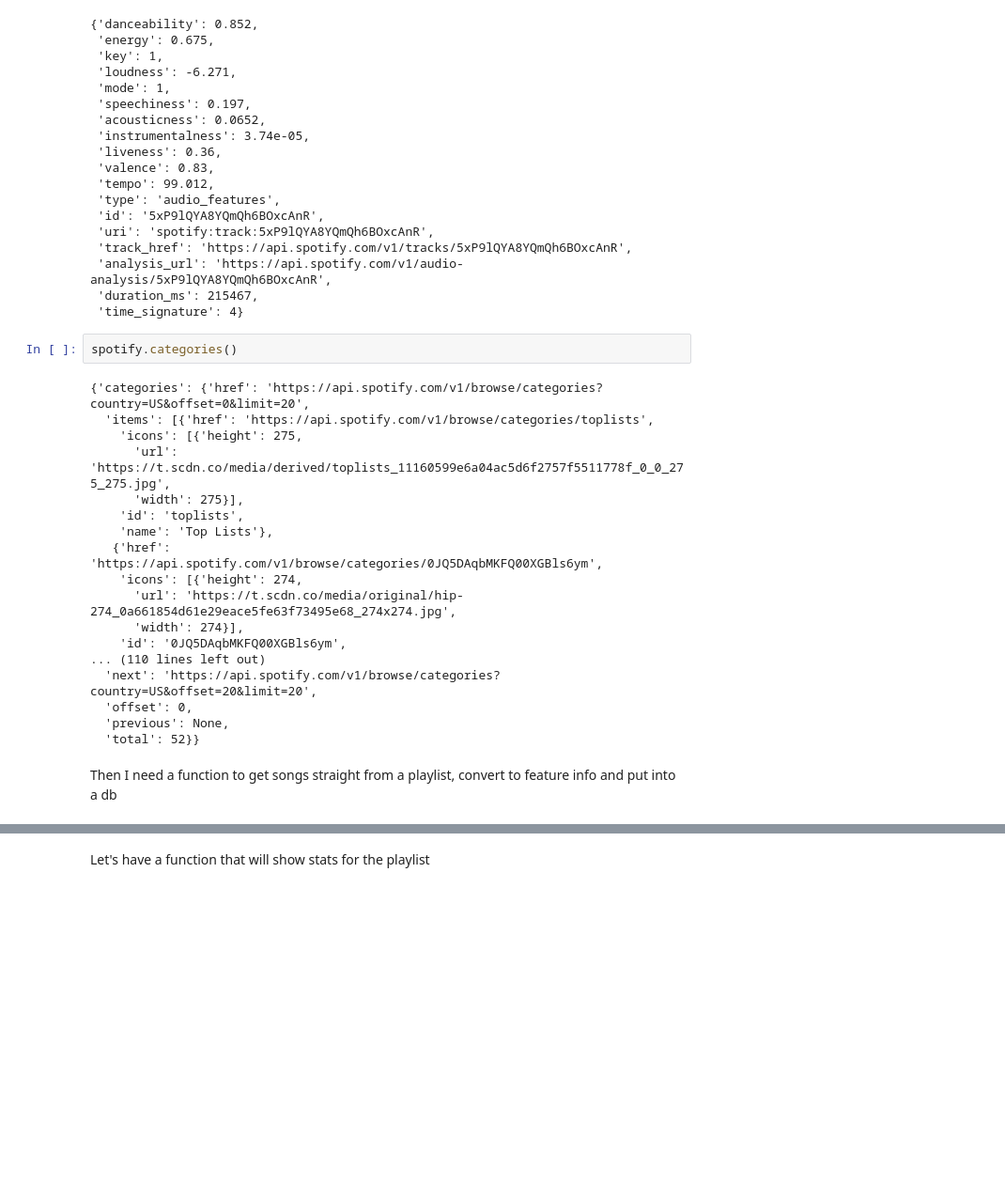
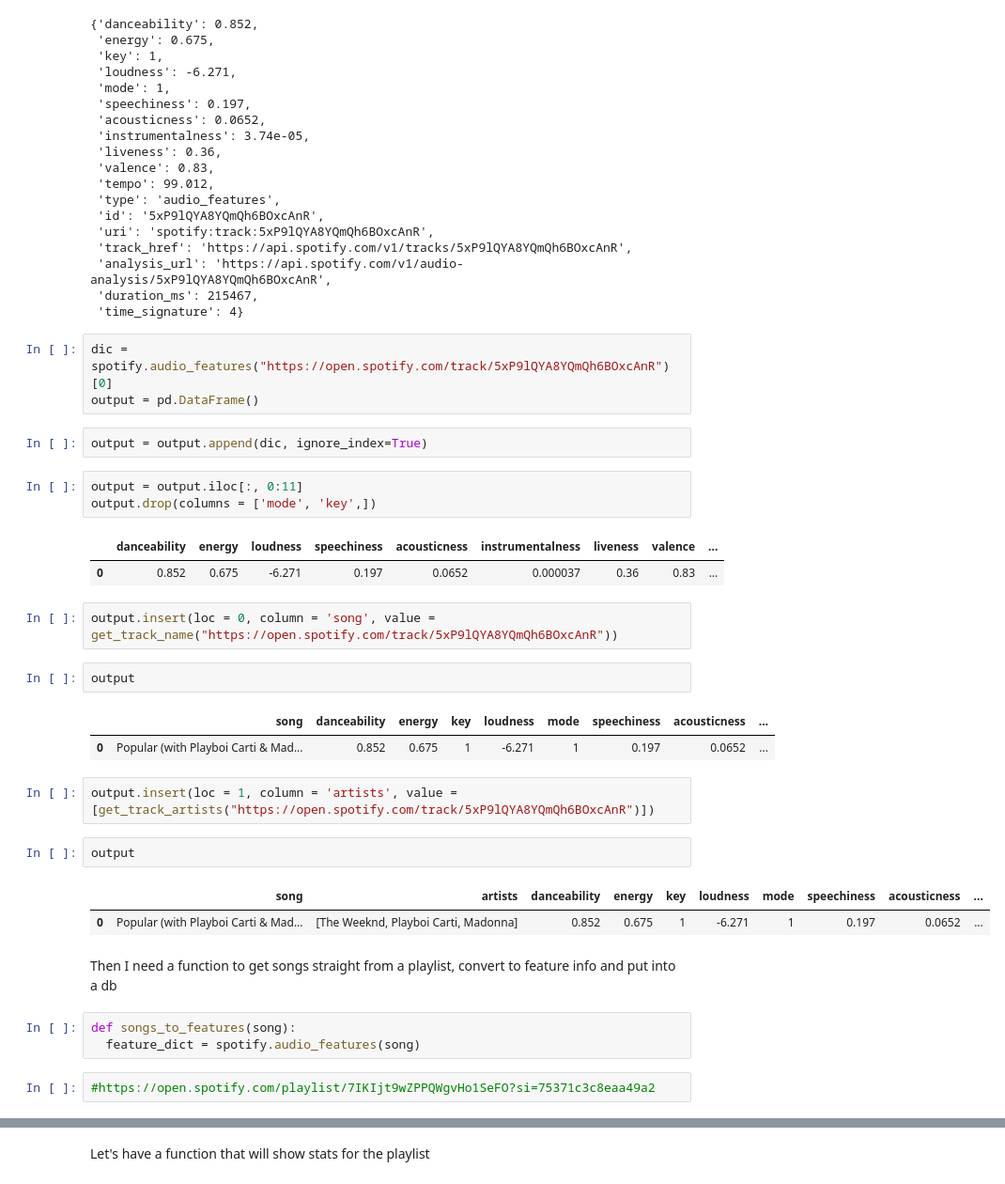
Before and after one commit to cokoroafor11/Playlist-Recommender-App, a Jupyter notebook: Spotify_Playlist_Recommender.ipynb, the cells around one changed output, grey strips where cells are left out. Shown at 94% size. Drawn from its saved outputs; the diff is of its cells as text; blank space fills up the shorter version.

```diff
--- a/Spotify_Playlist_Recommender.ipynb
+++ b/Spotify_Playlist_Recommender.ipynb
@@ -145,25 +149,35 @@ spotify.audio_features("https://open.spotify.com/track/5xP9lQYA8YQmQh6BOxcAnR")[
  'analysis_url': 'https://api.spotify.com/v1/audio-analysis/5xP9lQYA8YQmQh6BOxcAnR',
  'duration_ms': 215467,
  'time_signature': 4}
-# %%
-spotify.categories()
-# %% [output]
-{'categories': {'href': 'https://api.spotify.com/v1/browse/categories?country=US&offset=0&limit=20',
-  'items': [{'href': 'https://api.spotify.com/v1/browse/categories/toplists',
-    'icons': [{'height': 275,
-      'url': 'https://t.scdn.co/media/derived/toplists_11160599e6a04ac5d6f2757f5511778f_0_0_275_275.jpg',
-      'width': 275}],
-    'id': 'toplists',
-    'name': 'Top Lists'},
-   {'href': 'https://api.spotify.com/v1/browse/categories/0JQ5DAqbMKFQ00XGBls6ym',
-    'icons': [{'height': 274,
-      'url': 'https://t.scdn.co/media/original/hip-274_0a661854d61e29eace5fe63f73495e68_274x274.jpg',
-      'width': 274}],
-    'id': '0JQ5DAqbMKFQ00XGBls6ym',
-... (110 lines left out)
-  'next': 'https://api.spotify.com/v1/browse/categories?country=US&offset=20&limit=20',
-  'offset': 0,
-  'previous': None,
-  'total': 52}}
+# %%
+dic = spotify.audio_features("https://open.spotify.com/track/5xP9lQYA8YQmQh6BOxcAnR")[0]
+output = pd.DataFrame()
+# %%
+output = output.append(dic, ignore_index=True)
+# %%
+output = output.iloc[:, 0:11]
+output.drop(columns = ['mode', 'key',])
+# %% [output]
+|  | danceability | energy | loudness | speechiness | acousticness | instrumentalness | liveness | valence | ... |
+| 0 | 0.852 | 0.675 | -6.271 | 0.197 | 0.0652 | 0.000037 | 0.36 | 0.83 | ... |
+# %%
+output.insert(loc = 0, column = 'song', value = get_track_name("https://open.spotify.com/track/5xP9lQYA8YQmQh6BOxcAnR"))
+# %%
+output
+# %% [output]
+|  | song | danceability | energy | key | loudness | mode | speechiness | acousticness | ... |
+| 0 | Popular (with Playboi Carti & Mad... | 0.852 | 0.675 | 1 | -6.271 | 1 | 0.197 | 0.0652 | ... |
+# %%
+output.insert(loc = 1, column = 'artists', value = [get_track_artists("https://open.spotify.com/track/5xP9lQYA8YQmQh6BOxcAnR")])
+# %%
+output
+# %% [output]
+|  | song | artists | danceability | energy | key | loudness | mode | speechiness | acousticness | ... |
+| 0 | Popular (with Playboi Carti & Mad... | [The Weeknd, Playboi Carti, Madonna] | 0.852 | 0.675 | 1 | -6.271 | 1 | 0.197 | 0.0652 | ... |
 # %% [markdown]
 Then I need a function to get songs straight from a playlist, convert to feature info and put into a db
+# %%
+def songs_to_features(song):
+  feature_dict = spotify.audio_features(song)
+# %%
+#https://open.spotify.com/playlist/7IKIjt9wZPPQWgvHo1SeFO?si=75371c3c8eaa49a2
```
Also changed, not shown: parts of 5 cells of this notebook.
